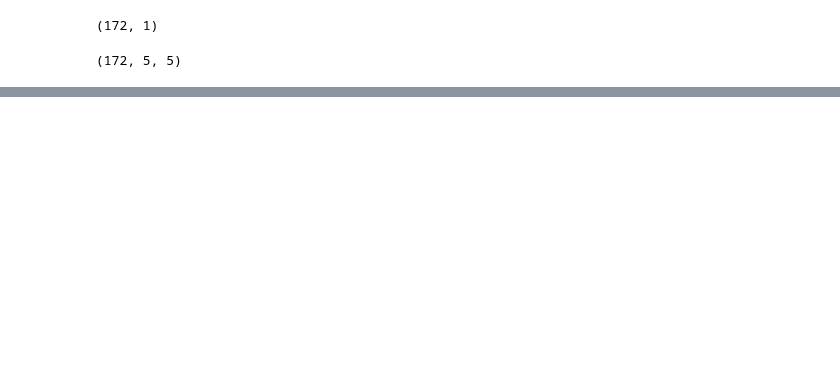
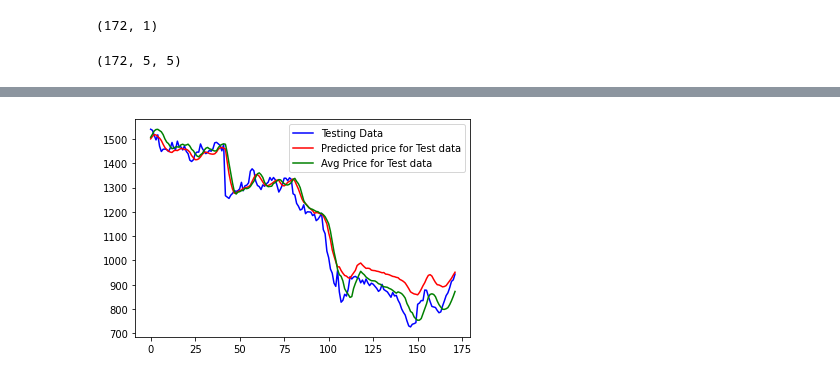
Before and after one commit to santoshgurujula/Springboard, a Jupyter notebook: TimeSeries_LSTM.ipynb, the cells around one changed output, grey strips where cells are left out. Cells and saved outputs as stored; diff of their text form; code cells hidden in the pictures; blank space fills up the shorter version.

```diff
--- a/TimeSeries_LSTM.ipynb
+++ b/TimeSeries_LSTM.ipynb
@@ -315,0 +316,7 @@ plt.legend();
+# %%
+# invert scaling for forecast
+inv_test_data = concatenate(( test_reshape_X[:, :],yhat), axis=1)
+inv_test_data = scaler.inverse_transform(inv_test_data)
+# %%
+#Calculate average price of the stock based on last 5 days of test data
+avg_test_x=inv_test_data[:,(0,5,10,15,20)].mean(axis=1)
@@ -315,0 +333,7 @@ plt.legend();
+# %%
+plt.plot(inv_y,label='Testing Data', color='blue')
+plt.plot(inv_yhat,label='Predicted price for Test data',color='red')
+plt.plot(avg_test_x,label='Avg Price for Test data',color='green')
+plt.legend();
+# %% [output]
+[figure, added]
```
Also changed, not shown: parts of 6 cells of this notebook.
